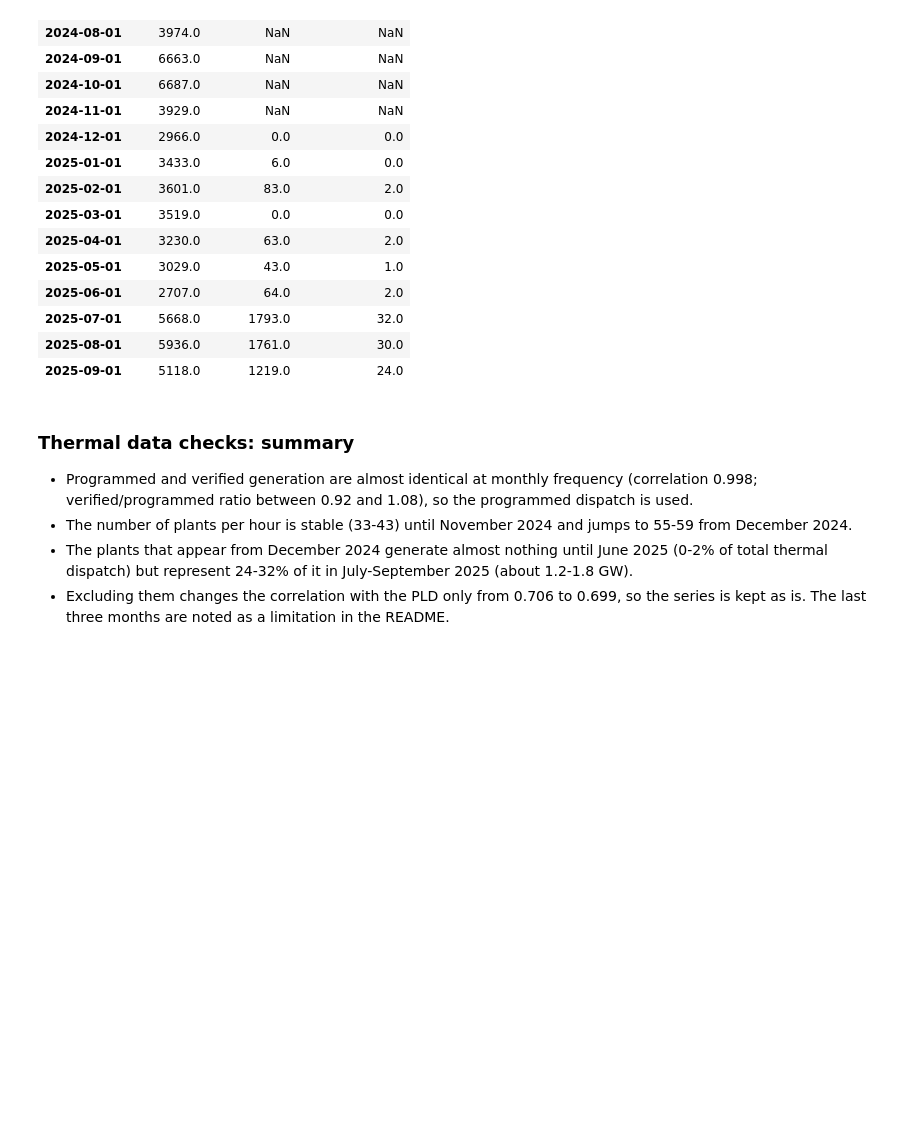
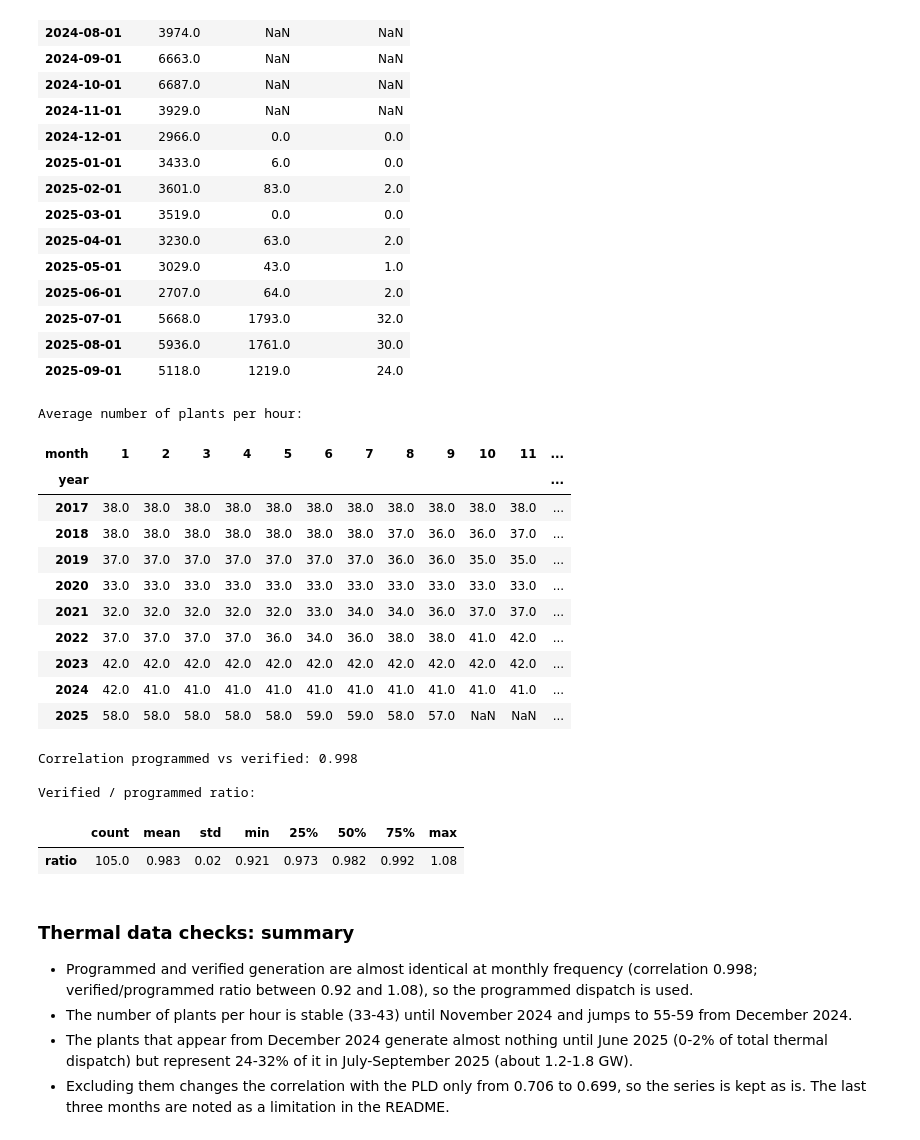
Before and after one commit to cesarmonteiro09/energy-pld-analysis, a Jupyter notebook: notebooks/01_exploratory_data_analysis.ipynb, the cells around one changed output. Saved outputs shown, nothing was run; the diff lists cells and outputs as text; code cells hidden in the pictures; blank space fills up the shorter version.

Commit message:
fix(notebook-01): restore the programmed vs verified thermal check
- Add back the cell that computes plants per hour and the programmed vs verified correlation cited in the thermal summary and in the README

- Correct the plants-per-hour range in the thermal summary (32-43 until November 2024)

- Re-run all cells in order

```diff
--- a/notebooks/01_exploratory_data_analysis.ipynb
+++ b/notebooks/01_exploratory_data_analysis.ipynb
@@ -395,6 +395,48 @@ Plants that appear only from Dec 2024: 24
 | 2025-07-01 | 5668.0 | 1793.0 | 32.0 |
 | 2025-08-01 | 5936.0 | 1761.0 | 30.0 |
 | 2025-09-01 | 5118.0 | 1219.0 | 24.0 |
+# %%
+# --- THERMAL CHECK: PLANTS PER HOUR BY MONTH, PROGRAMMED vs VERIFIED ---
+
+df_ter_se["val_verifgeracao"] = pd.to_numeric(df_ter_se["val_verifgeracao"], errors="coerce")
+
+# 1. System-wide values per hour (sum across plants)
+by_hour = df_ter_se.groupby("date").agg(
+    n_plants=("nom_usina", "nunique"),
+    prog=("val_proggeracao", "sum"),
+    verif=("val_verifgeracao", "sum"),
+)
+
+# 2. Monthly means, same window as the analysis
+monthly = by_hour.resample("MS").mean().loc["2017-01-01":"2025-09-01"]
+
+# 3. Plants per hour: year x month table
+table = monthly.assign(year=monthly.index.year, month=monthly.index.month)
+print("Average number of plants per hour:")
+display(table.pivot(index="year", columns="month", values="n_plants").round(0))
+
+# 4. Programmed vs verified generation
+print("\nCorrelation programmed vs verified:", round(monthly["prog"].corr(monthly["verif"]), 3))
+print("\nVerified / programmed ratio:")
+display((monthly["verif"] / monthly["prog"]).describe().to_frame("ratio").T.round(3))
+# %% [output]
+Average number of plants per hour:
+| month | 1 | 2 | 3 | 4 | 5 | 6 | 7 | 8 | 9 | 10 | 11 | ... |
+| year |  |  |  |  |  |  |  |  |  |  |  | ... |
+| 2017 | 38.0 | 38.0 | 38.0 | 38.0 | 38.0 | 38.0 | 38.0 | 38.0 | 38.0 | 38.0 | 38.0 | ... |
+| 2018 | 38.0 | 38.0 | 38.0 | 38.0 | 38.0 | 38.0 | 38.0 | 37.0 | 36.0 | 36.0 | 37.0 | ... |
+| 2019 | 37.0 | 37.0 | 37.0 | 37.0 | 37.0 | 37.0 | 37.0 | 36.0 | 36.0 | 35.0 | 35.0 | ... |
+| 2020 | 33.0 | 33.0 | 33.0 | 33.0 | 33.0 | 33.0 | 33.0 | 33.0 | 33.0 | 33.0 | 33.0 | ... |
+| 2021 | 32.0 | 32.0 | 32.0 | 32.0 | 32.0 | 33.0 | 34.0 | 34.0 | 36.0 | 37.0 | 37.0 | ... |
+| 2022 | 37.0 | 37.0 | 37.0 | 37.0 | 36.0 | 34.0 | 36.0 | 38.0 | 38.0 | 41.0 | 42.0 | ... |
+| 2023 | 42.0 | 42.0 | 42.0 | 42.0 | 42.0 | 42.0 | 42.0 | 42.0 | 42.0 | 42.0 | 42.0 | ... |
+| 2024 | 42.0 | 41.0 | 41.0 | 41.0 | 41.0 | 41.0 | 41.0 | 41.0 | 41.0 | 41.0 | 41.0 | ... |
+| 2025 | 58.0 | 58.0 | 58.0 | 58.0 | 58.0 | 59.0 | 59.0 | 58.0 | 57.0 | NaN | NaN | ... |
+Correlation programmed vs verified: 0.998
+
+Verified / programmed ratio:
+|  | count | mean | std | min | 25% | 50% | 75% | max |
+| ratio | 105.0 | 0.983 | 0.02 | 0.921 | 0.973 | 0.982 | 0.992 | 1.08 |
 # %% [markdown]
 ### Thermal data checks: summary
 
```
